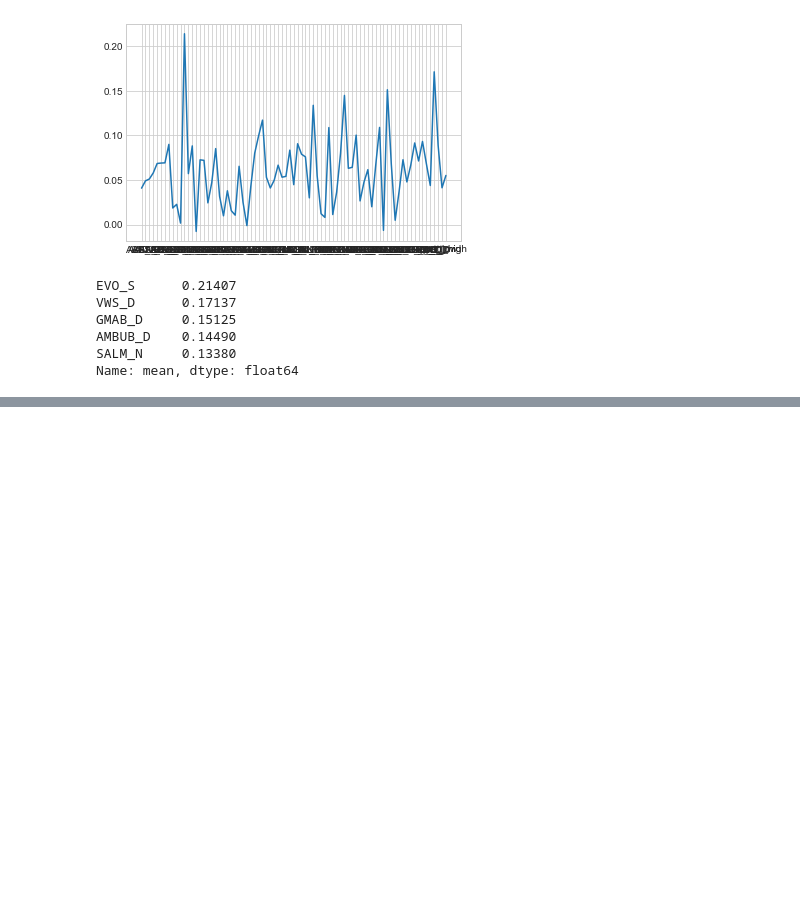
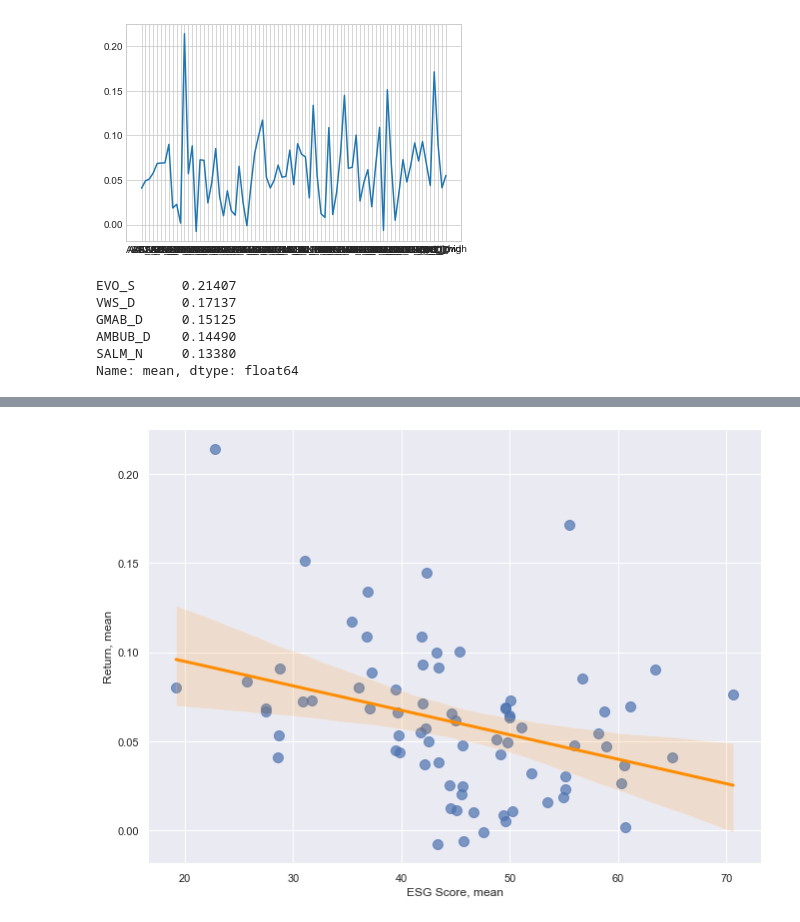
Before and after one commit to KamilPan/PS, a Jupyter notebook: ACF /ACF-No-Ger2.ipynb, the cells around one changed output, grey strips where cells are left out. Cells and saved outputs as stored; diff of their text form; code cells hidden in the pictures; blank space fills up the shorter version.

```diff
--- a/ACF /ACF-No-Ger2.ipynb
+++ b/ACF /ACF-No-Ger2.ipynb
@@ -597,3 +595,12 @@ tabl
 | 37 | 37 | NaN | NaN | NaN | NaN | NaN | NaN | NaN | NaN | NaN | ... |
 | 38 | 38 | NaN | NaN | NaN | NaN | NaN | NaN | NaN | NaN | NaN | ... |
 | 39 | 39 | NaN | NaN | NaN | NaN | NaN | NaN | NaN | NaN | NaN | ... |
+# %%
+test = rt.copy()
+test = test.replace(0, np.nan)
+test.dropna(how='all', axis='index', thresh=4, inplace=True)
+test = test.replace(np.nan, 0)
+#filt = (test['date'] >= pd.to_datetime('2013-01-01')) & (test['date'] <= pd.to_datetime('2019-12-31')) #new period 1
+#filt = (test['date'] >= pd.to_datetime('2020-01-01')) & (test['date'] <= pd.to_datetime('2022-02-28')) #new period 2
+#test = test[filt]
+tab = test.describe()
@@ -599,0 +622,10 @@ tabl
+# %%
+sns.set(rc={'figure.figsize':(11,8)})
+sns.regplot(x=esg_esg.mean(),y=tab.loc['mean',:][:-3],
+            line_kws={'lw': 3, 'color': 'darkorange'},
+           scatter_kws={'s': 100, 'alpha': 0.7}); #Stocks with higest avg return
+plt.xlabel('ESG Score, mean')
+plt.ylabel('Return, mean')
+plt.savefig('scatter.png');
+# %% [output]
+[figure, added]
```
Also changed, not shown: parts of 3 cells of this notebook, 9 other files.
